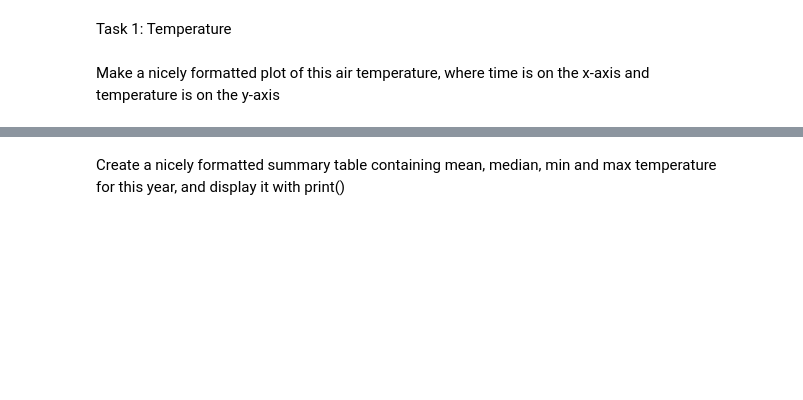
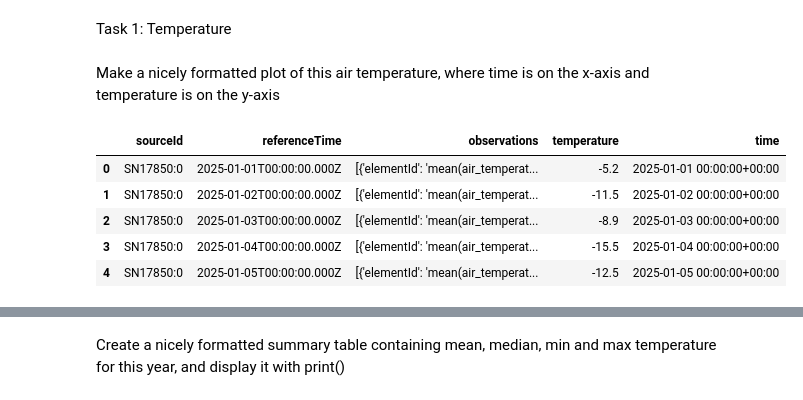
Before and after one commit to AmalieKristine2006/Deliverable_1, a Jupyter notebook: Deliverable_1.ipynb, the cells around one changed output, grey strips where cells are left out. Drawn from its saved outputs; the diff is of its cells as text; code cells hidden in the pictures; blank space fills up the shorter version.

```diff
--- a/Deliverable_1.ipynb
+++ b/Deliverable_1.ipynb
@@ -23,4 +24,31 @@ data = r.json()
 Make a nicely formatted plot of this air temperature, where time is on the x-axis and
 temperature is on the y-axis
 # %%
-data["data"][0]
+observations = data["data"]
+
+df = pd.DataFrame(observations)
+
+df.head()
+
+df["temperature"] = df["observations"].apply(
+    lambda x: x[0]["value"]
+)
+
+df["time"] = pd.to_datetime(df["referenceTime"])
+
+df.head()
+
+df["temperature"] = df["observations"].apply(
+    lambda x: x[0]["value"]
+)
+
+df["time"] = pd.to_datetime(df["referenceTime"])
+
+df.head()
+# %% [output]
+|  | sourceId | referenceTime | observations | temperature | time |
+| 0 | SN17850:0 | 2025-01-01T00:00:00.000Z | [{'elementId': 'mean(air_temperat... | -5.2 | 2025-01-01 00:00:00+00:00 |
+| 1 | SN17850:0 | 2025-01-02T00:00:00.000Z | [{'elementId': 'mean(air_temperat... | -11.5 | 2025-01-02 00:00:00+00:00 |
+| 2 | SN17850:0 | 2025-01-03T00:00:00.000Z | [{'elementId': 'mean(air_temperat... | -8.9 | 2025-01-03 00:00:00+00:00 |
+| 3 | SN17850:0 | 2025-01-04T00:00:00.000Z | [{'elementId': 'mean(air_temperat... | -15.5 | 2025-01-04 00:00:00+00:00 |
+| 4 | SN17850:0 | 2025-01-05T00:00:00.000Z | [{'elementId': 'mean(air_temperat... | -12.5 | 2025-01-05 00:00:00+00:00 |
```
Also changed, not shown: parts of 2 cells of this notebook.
